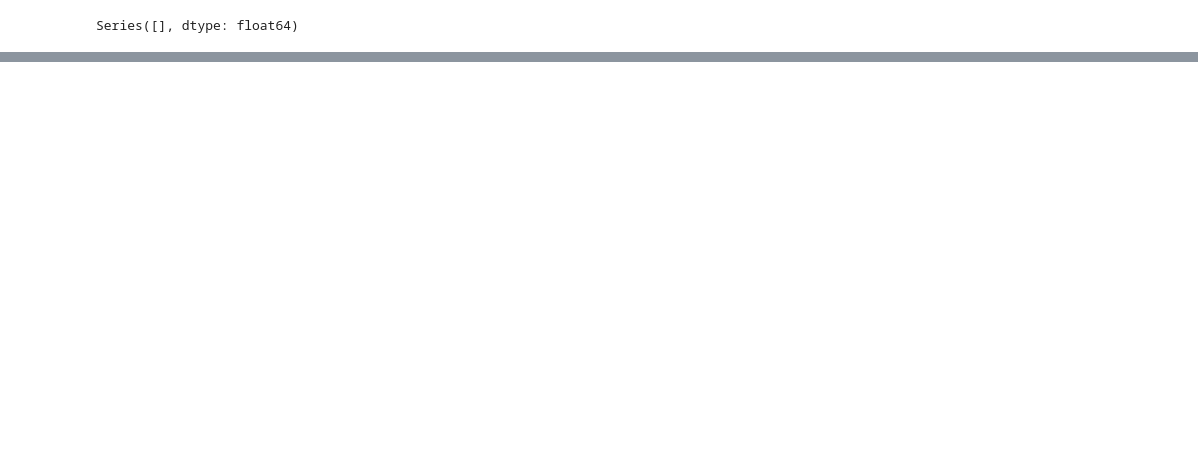
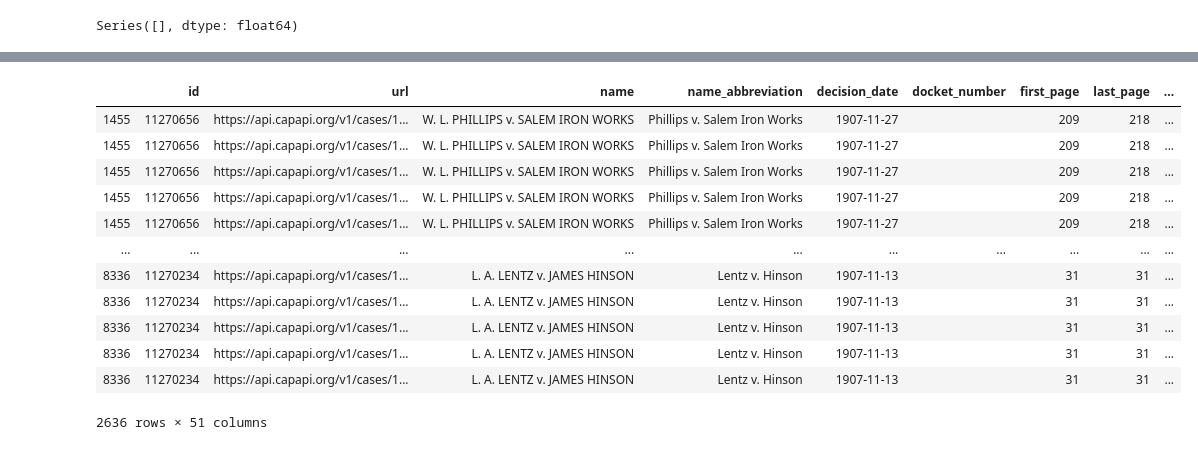
Before and after one commit to gufranpathan/case_law_g45, a Jupyter notebook: cs109b_FP.ipynb, the cells around one changed output, grey strips where cells are left out. Cells and saved outputs as stored; diff of their text form; code cells hidden in the pictures; blank space fills up the shorter version.

```diff
--- a/cs109b_FP.ipynb
+++ b/cs109b_FP.ipynb
@@ -138,10 +130,7 @@ data_2015[data_2015.id==4317084]['casebody.data.head_matter'].iloc[0]
 # %%
 # filter data and keep those cases with authors
-data_f = data[data['casebody.data.judges'].notna()]
+# ----- CHANGE THE DATASET -----
+data_f = data_ym[data_ym['casebody.data.opinions.type0'].notna()==True]
-# %%
-for i in range(6):
-    data_f[f'casebody.data.opinions.text{i}'] = data_f['casebody.data.opinions'].map(lambda x: x[i]['text']\
-                                                                                     if len(x)>=i+1 else None)
 # %%
 print('1:', data_f[data_f['casebody.data.opinions.text0'].notna()].iloc[0][0])
 print('2:', data_f[data_f['casebody.data.opinions.text1'].notna()].iloc[0][0])
@@ -219,9 +254,9 @@ data_f['casebody.data.opinions.text5'].replace('\n', ' ', regex=True, inplace=Tr
 # %%
-text0_sentence = data_f['casebody.data.opinions.text0'].str.split('. ', expand=True).stack()
-text1_sentence = data_f['casebody.data.opinions.text1'].str.split('. ', expand=True).stack()
-text2_sentence = data_f['casebody.data.opinions.text2'].str.split('. ', expand=True).stack()
-text3_sentence = data_f['casebody.data.opinions.text3'].str.split('. ', expand=True).stack()
-text4_sentence = data_f['casebody.data.opinions.text4'].str.split('. ', expand=True).stack()
-text5_sentence = data_f['casebody.data.opinions.text5'].str.split('. ', expand=True).stack()
+text0_sentence = data_f['casebody.data.opinions.text0'].str.split('\\. ', expand=True).stack()
+text1_sentence = data_f['casebody.data.opinions.text1'].str.split('\\. ', expand=True).stack()
+text2_sentence = data_f['casebody.data.opinions.text2'].str.split('\\. ', expand=True).stack()
+text3_sentence = data_f['casebody.data.opinions.text3'].str.split('\\. ', expand=True).stack()
+text4_sentence = data_f['casebody.data.opinions.text4'].str.split('\\. ', expand=True).stack()
+text5_sentence = data_f['casebody.data.opinions.text5'].str.split('\\. ', expand=True).stack()
 
 text0_sentence
@@ -237,12 +290,26 @@ text0_i
 # %%
 data_text0_sentence = data_f.loc[text0_i].copy()
 data_text1_sentence = data_f.loc[text1_i].copy()
 data_text2_sentence = data_f.loc[text2_i].copy()
 data_text3_sentence = data_f.loc[text3_i].copy()
 data_text4_sentence = data_f.loc[text4_i].copy()
 data_text5_sentence = data_f.loc[text5_i].copy()
 
-data_text0_sentence
+data_text0_sentence.head()
+# %% [output]
+|  | id | url | name | name_abbreviation | decision_date | docket_number | first_page | last_page | ... |
+| 1455 | 11270656 | https://api.capapi.org/v1/cases/1... | W. L. PHILLIPS v. SALEM IRON WORKS | Phillips v. Salem Iron Works | 1907-11-27 |  | 209 | 218 | ... |
+| 1455 | 11270656 | https://api.capapi.org/v1/cases/1... | W. L. PHILLIPS v. SALEM IRON WORKS | Phillips v. Salem Iron Works | 1907-11-27 |  | 209 | 218 | ... |
+| 1455 | 11270656 | https://api.capapi.org/v1/cases/1... | W. L. PHILLIPS v. SALEM IRON WORKS | Phillips v. Salem Iron Works | 1907-11-27 |  | 209 | 218 | ... |
+| 1455 | 11270656 | https://api.capapi.org/v1/cases/1... | W. L. PHILLIPS v. SALEM IRON WORKS | Phillips v. Salem Iron Works | 1907-11-27 |  | 209 | 218 | ... |
+| 1455 | 11270656 | https://api.capapi.org/v1/cases/1... | W. L. PHILLIPS v. SALEM IRON WORKS | Phillips v. Salem Iron Works | 1907-11-27 |  | 209 | 218 | ... |
+| ... | ... | ... | ... | ... | ... | ... | ... | ... | ... |
+| 8336 | 11270234 | https://api.capapi.org/v1/cases/1... | L. A. LENTZ v. JAMES HINSON | Lentz v. Hinson | 1907-11-13 |  | 31 | 31 | ... |
+| 8336 | 11270234 | https://api.capapi.org/v1/cases/1... | L. A. LENTZ v. JAMES HINSON | Lentz v. Hinson | 1907-11-13 |  | 31 | 31 | ... |
+| 8336 | 11270234 | https://api.capapi.org/v1/cases/1... | L. A. LENTZ v. JAMES HINSON | Lentz v. Hinson | 1907-11-13 |  | 31 | 31 | ... |
+| 8336 | 11270234 | https://api.capapi.org/v1/cases/1... | L. A. LENTZ v. JAMES HINSON | Lentz v. Hinson | 1907-11-13 |  | 31 | 31 | ... |
+| 8336 | 11270234 | https://api.capapi.org/v1/cases/1... | L. A. LENTZ v. JAMES HINSON | Lentz v. Hinson | 1907-11-13 |  | 31 | 31 | ... |
+2636 rows × 51 columns
 # %%
 data_text0_sentence['casebody.data.opinions.sentence0'] = text0_sentence.values
 data_text1_sentence['casebody.data.opinions.sentence1'] = text1_sentence.values
```
Also changed, not shown: parts of 30 cells of this notebook.
